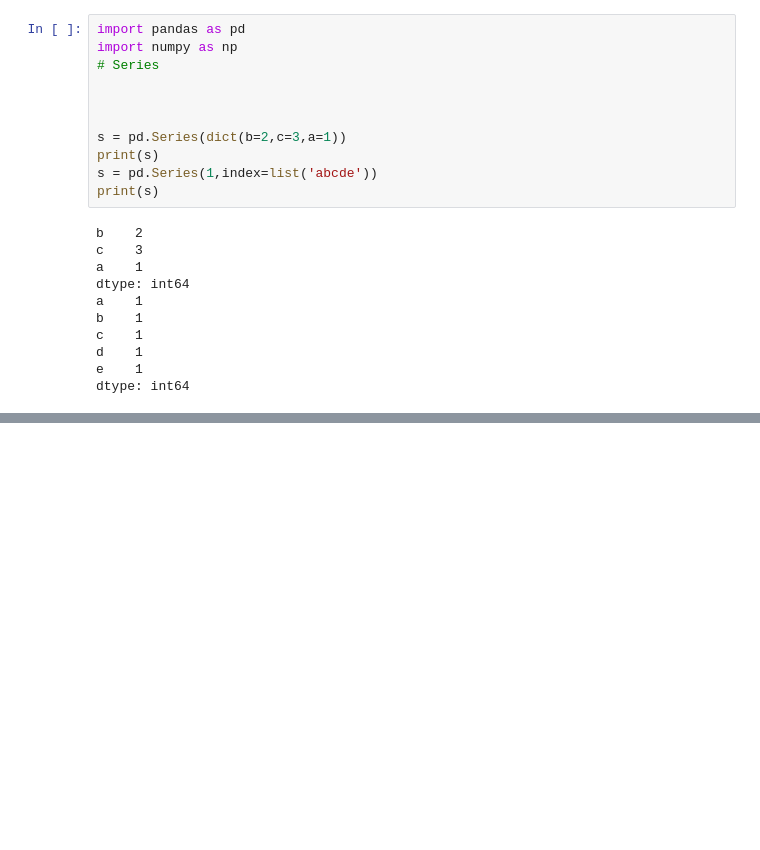
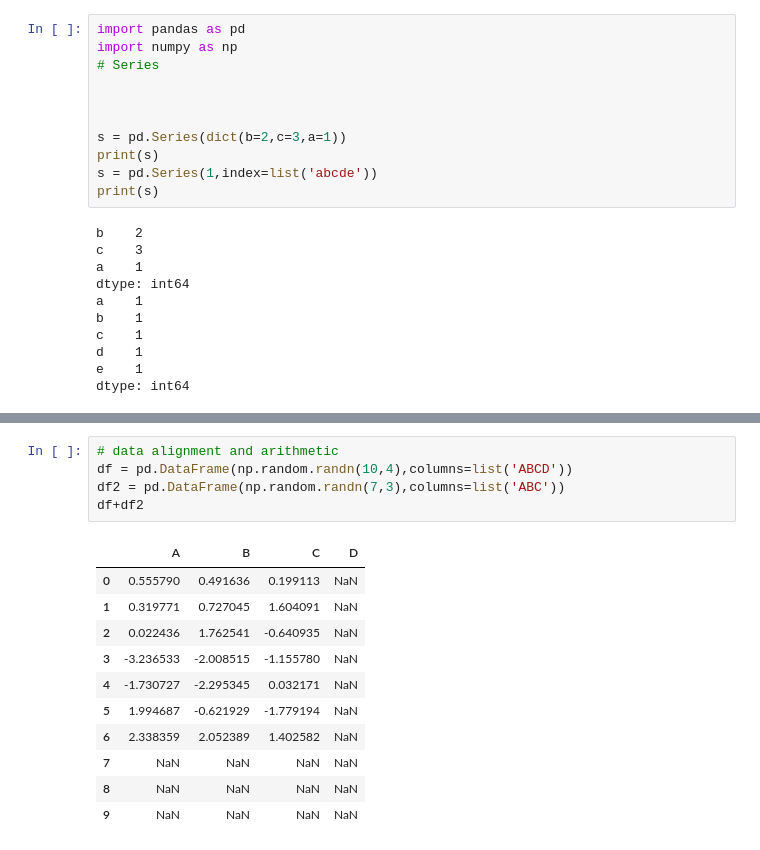
Before and after one commit to hzy0809/code, a Jupyter notebook: python/pandas/data_structures.ipynb, the cells around one changed output, grey strips where cells are left out. Drawn from its saved outputs; the diff is of its cells as text; blank space fills up the shorter version.

```diff
--- a/python/pandas/data_structures.ipynb
+++ b/python/pandas/data_structures.ipynb
@@ -79,0 +390,17 @@ dtype: float64
+# %%
+# data alignment and arithmetic
+df = pd.DataFrame(np.random.randn(10,4),columns=list('ABCD'))
+df2 = pd.DataFrame(np.random.randn(7,3),columns=list('ABC'))
+df+df2
+# %% [output]
+|  | A | B | C | D |
+| 0 | 0.555790 | 0.491636 | 0.199113 | NaN |
+| 1 | 0.319771 | 0.727045 | 1.604091 | NaN |
+| 2 | 0.022436 | 1.762541 | -0.640935 | NaN |
+| 3 | -3.236533 | -2.008515 | -1.155780 | NaN |
+| 4 | -1.730727 | -2.295345 | 0.032171 | NaN |
+| 5 | 1.994687 | -0.621929 | -1.779194 | NaN |
+| 6 | 2.338359 | 2.052389 | 1.402582 | NaN |
+| 7 | NaN | NaN | NaN | NaN |
+| 8 | NaN | NaN | NaN | NaN |
+| 9 | NaN | NaN | NaN | NaN |
```
Also changed, not shown: parts of 61 cells of this notebook.
